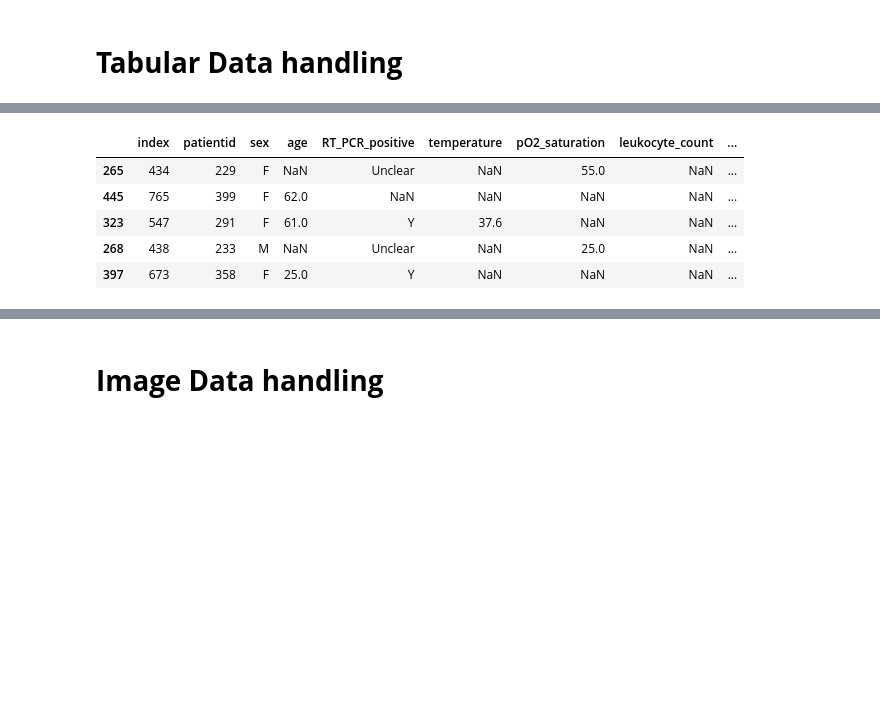
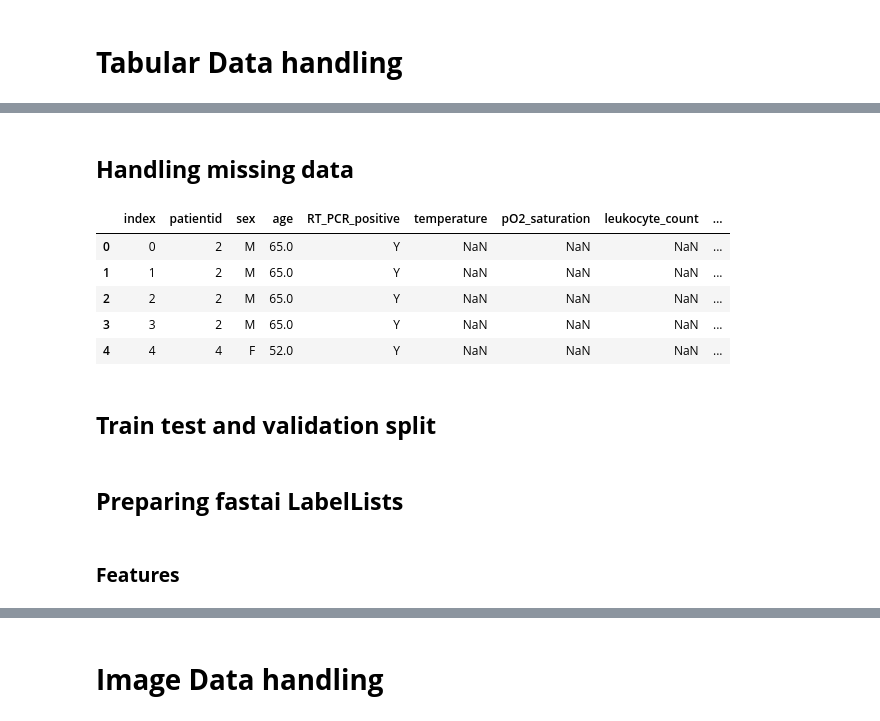
Before and after one commit to HadarRosenwald/severity-detection, a Jupyter notebook: TabularModel.ipynb, the cells around one changed output, grey strips where cells are left out. Saved outputs shown, nothing was run; the diff lists cells and outputs as text; code cells hidden in the pictures; blank space fills up the shorter version.

```diff
--- a/TabularModel.ipynb
+++ b/TabularModel.ipynb
@@ -71,16 +111,2 @@ data_path = Path("./covid-chestxray-dataset/")
-# %%
-train_df, test_df = train_test_split(filtered_metadata, test_size=0.2)
-# train_df = train_df.dropna(subset=['survival', 'intubated', 'went_icu', 'needed_supplemental_O2'], how='any')
-# test_df = test_df.dropna(subset=['survival', 'intubated', 'went_icu', 'needed_supplemental_O2'], how='any')
-
-train_df = train_df.dropna(subset=['severity_class'], how='any')
-test_df = test_df.dropna(subset=['severity_class'], how='any')
-
-train_df.head()
-# %% [output]
-|  | index | patientid | sex | age | RT_PCR_positive | temperature | pO2_saturation | leukocyte_count | ... |
-| 265 | 434 | 229 | F | NaN | Unclear | NaN | 55.0 | NaN | ... |
-| 445 | 765 | 399 | F | 62.0 | NaN | NaN | NaN | NaN | ... |
-| 323 | 547 | 291 | F | 61.0 | Y | 37.6 | NaN | NaN | ... |
-| 268 | 438 | 233 | M | NaN | Unclear | NaN | 25.0 | NaN | ... |
-| 397 | 673 | 358 | F | 25.0 | Y | NaN | NaN | NaN | ... |
+# %% [markdown]
+## **Handling missing data**
@@ -86,0 +115,11 @@ train_df.head()
+# %%
+filtered_metadata.head()
+# %% [output]
+|  | index | patientid | sex | age | RT_PCR_positive | temperature | pO2_saturation | leukocyte_count | ... |
+| 0 | 0 | 2 | M | 65.0 | Y | NaN | NaN | NaN | ... |
+| 1 | 1 | 2 | M | 65.0 | Y | NaN | NaN | NaN | ... |
+| 2 | 2 | 2 | M | 65.0 | Y | NaN | NaN | NaN | ... |
+| 3 | 3 | 2 | M | 65.0 | Y | NaN | NaN | NaN | ... |
+| 4 | 4 | 4 | F | 52.0 | Y | NaN | NaN | NaN | ... |
+# %% [markdown]
+## **Train test and validation split**
@@ -87 +131,5 @@ train_df.head()
+# %% [markdown]
+## **Preparing fastai LabelLists**
+# %% [markdown]
+### **Features**
 # %%
```
Also changed, not shown: parts of 58 cells of this notebook.
